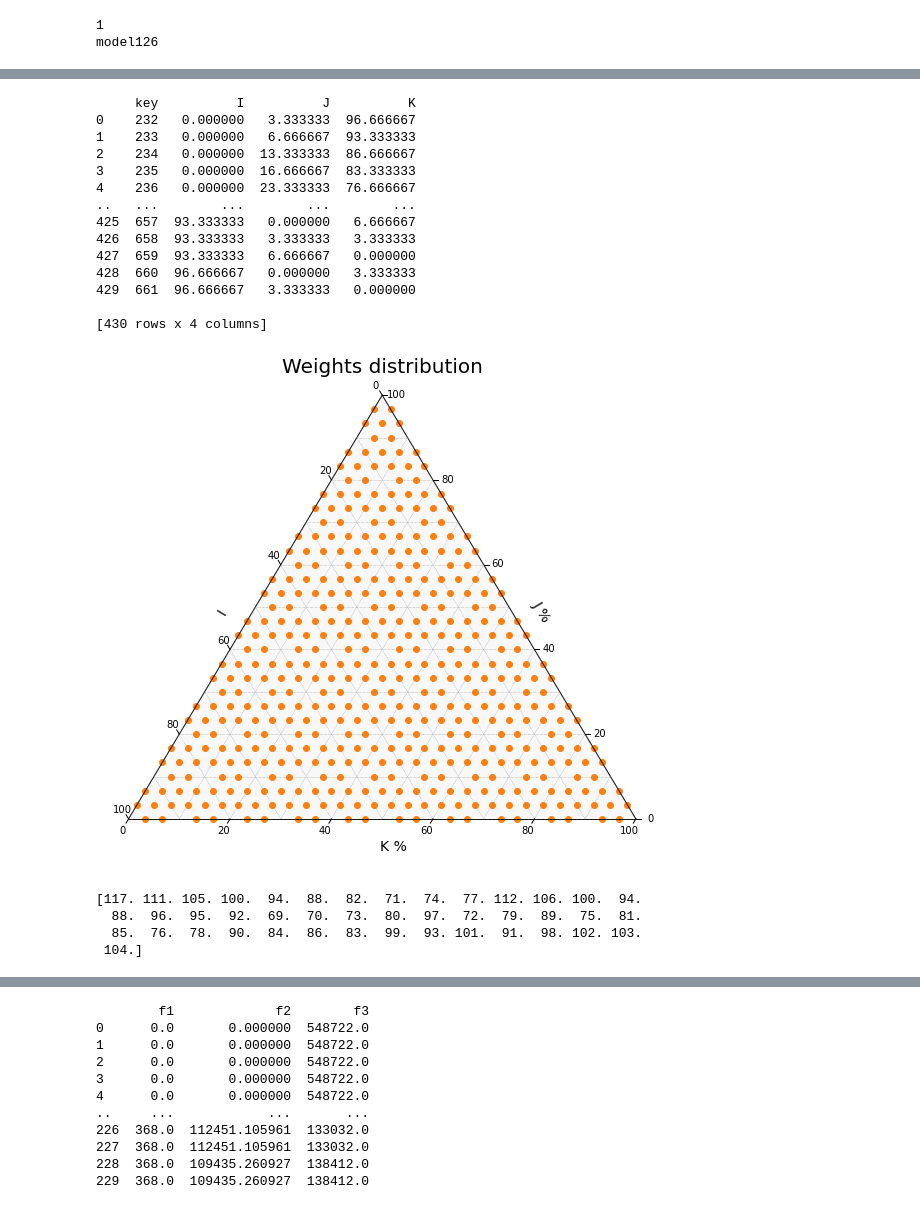
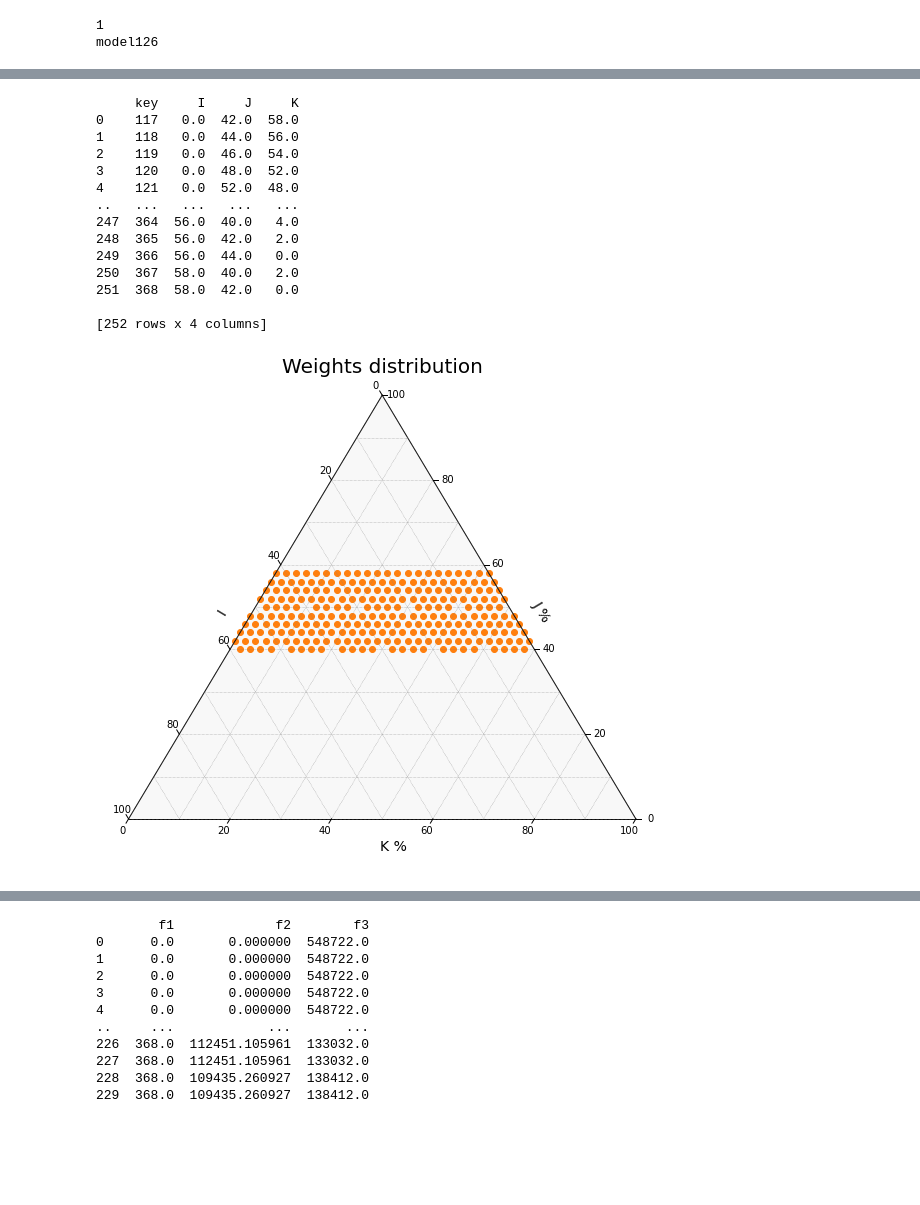
Before and after one commit to K1O1O1S2/SEFS540, a Jupyter notebook: Deer_hab/mop-ordi_PCT1.ipynb, the cells around one changed output, grey strips where cells are left out. Cells and saved outputs as stored; diff of their text form; code cells hidden in the pictures; blank space fills up the shorter version.

```diff
--- a/Deer_hab/mop-ordi_PCT1.ipynb
+++ b/Deer_hab/mop-ordi_PCT1.ipynb
@@ -804,6 +805,6 @@ for i in Buffer_dic:
 # %%
 for p in range(1,n_periods+1):
     cons.update({"period_con_" + str(m) + "_" + str(p):
-                 (lpSum(alpha_allocation[m][p] for m in range(n_stands)) >= alpha_min_allocation[p]
+                 (lpSum(alpha_allocation[m][p]*area_dic[N_stands[m]] for m in range(n_stands)) >= alpha_min_allocation[p]
         )})
 # %% [markdown]
@@ -981,8 +984,8 @@ solution
  'nodes': 0.0}
 # %%
 # Save the values of variables in a text file
-file_object = open("tim_pct_volbound.txt", 'w') #erase content first
-file_object = open("tim_pct_volbound.txt", 'a')
+file_object = open("tim_pct_volbound_alha_area.txt", 'w') #erase content first
+file_object = open("tim_pct_volbound_alpha_area.txt", 'a')
 file_object.truncate()
 for v in model.variables():
     var=int(v.varValue)
@@ -1004,8 +1007,8 @@ result = model.solve(CPLEX_CMD(keepFiles=True, warmStart=True, options=
                                    , "set mip tolerances mipgap 0.01"
                                     ,"set timelimit 700"
                                    ]))
-file_object = open("alpha_pct.txt", 'w')
-file_object = open("alpha_pct.txt", 'a')
+file_object = open("alpha_area_pct.txt", 'w')
+file_object = open("alpha__area_pct.txt", 'a')
 file_object.truncate()
 for v in model.variables():
     var=int(v.varValue)
@@ -1032,8 +1035,8 @@ result = model.solve(CPLEX_CMD(keepFiles=True, warmStart=True, options=
                                    , "set mip tolerances mipgap 0.01"
                                     ,"set timelimit 100"
                                    ]))
-file_object = open("carbon_pct.txt", 'w')
-file_object = open("carbon_pct.txt", 'a')
+file_object = open("carbon__a_area_pct.txt", 'w')
+file_object = open("carbon_a_area_pct.txt", 'a')
 file_object.truncate()
 for v in model.variables():
     var=int(v.varValue)
@@ -1328,8 +1398,7 @@ print(a)
 # %%
-#!pip install python-ternary
-import pandas as pd
-import ternary
-weights=a
+# Plot the distribution of weights
+
+weights=c
 #https://github.com/agilescientific/xlines/blob/master/notebooks/12_Ternary_diagrams.ipynb
 df=pd.DataFrame()
 list_key= []
@@ -1338,52 +1407,45 @@ for key in weights.keys():
 df= pd.DataFrame({'key':list_key})
 df['I'] = df["key"].map(weights).str[0]*100
 df['J'] = df["key"].map(weights).str[1]*100
 df['K'] = df["key"].map(weights).str[2]*100
 print(df)
 
 # Set up the figure.
 fig, tax = ternary.figure(scale=100)
 fig.set_size_inches(10, 9)
 
 # Plot points.
 tax.scatter(df[['I', 'J', 'K']].values)
 
 # Axis labels. (See below for corner labels.)
 fontsize = 14
 offset = 0.08
 tax.left_axis_label("I", fontsize=fontsize, offset=offset)
 tax.right_axis_label("J %", fontsize=fontsize, offset=offset)
 tax.bottom_axis_label("K %", fontsize=fontsize, offset=-offset)
 tax.set_title("Weights distribution", fontsize=20)
 
 # Decoration.
 tax.boundary(linewidth=1)
 tax.gridlines(multiple=10, color="gray")
 tax.ticks(axis='lbr', linewidth=1, multiple=20)
 tax.get_axes().axis('off')
 
 tax.show()
 # %% [output]
-     key          I          J          K
-0    232   0.000000   3.333333  96.666667
-1    233   0.000000   6.666667  93.333333
-2    234   0.000000  13.333333  86.666667
-3    235   0.000000  16.666667  83.333333
-4    236   0.000000  23.333333  76.666667
-..   ...        ...        ...        ...
-425  657  93.333333   0.000000   6.666667
-426  658  93.333333   3.333333   3.333333
-427  659  93.333333   6.666667   0.000000
-428  660  96.666667   0.000000   3.333333
-429  661  96.666667   3.333333   0.000000
+     key     I     J     K
+0    117   0.0  42.0  58.0
+1    118   0.0  44.0  56.0
+2    119   0.0  46.0  54.0
+3    120   0.0  48.0  52.0
+4    121   0.0  52.0  48.0
+..   ...   ...   ...   ...
+247  364  56.0  40.0   4.0
+248  365  56.0  42.0   2.0
+249  366  56.0  44.0   0.0
+250  367  58.0  40.0   2.0
+251  368  58.0  42.0   0.0
 
-[430 rows x 4 columns]
+[252 rows x 4 columns]
-[figure, old version]
+[figure, new version]
-# %%
-print(sol)
-# %% [output]
-[117. 111. 105. 100.  94.  88.  82.  71.  74.  77. 112. 106. 100.  94.
-  88.  96.  95.  92.  69.  70.  73.  80.  97.  72.  79.  89.  75.  81.
-  85.  76.  78.  90.  84.  86.  83.  99.  93. 101.  91.  98. 102. 103.
- 104.]
 # %%
```
Also changed, not shown: parts of 41 cells of this notebook.
